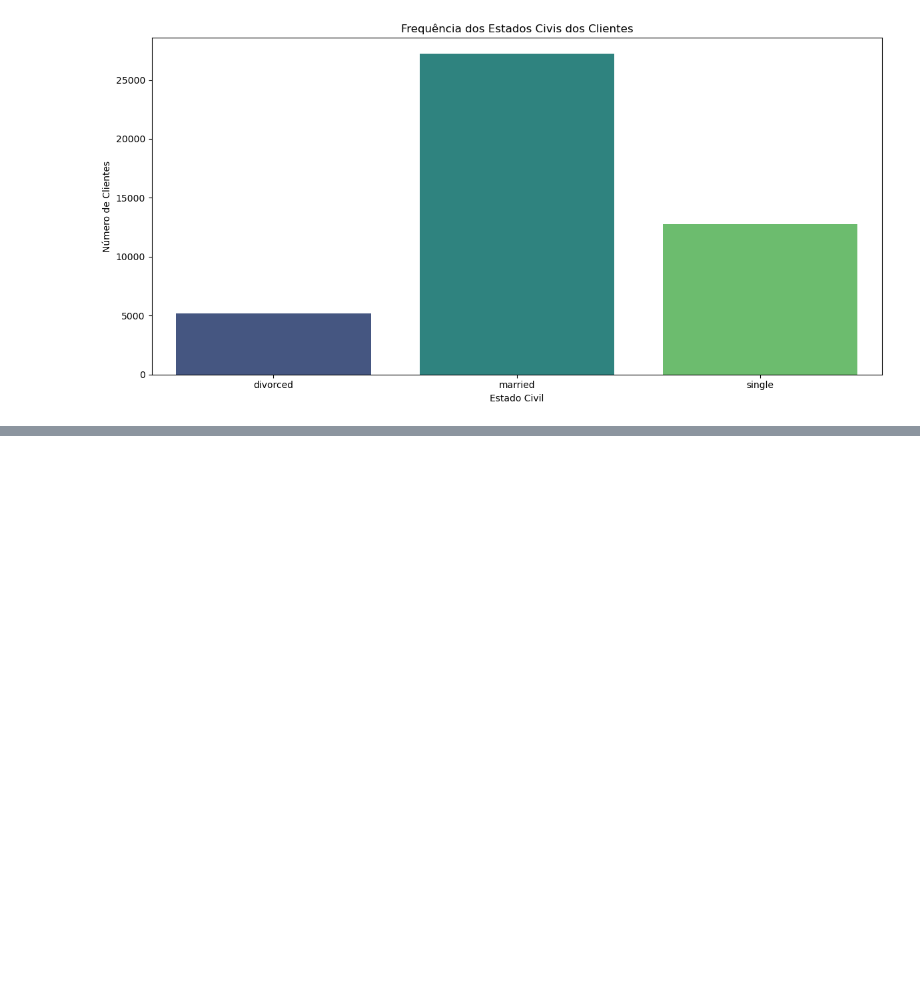
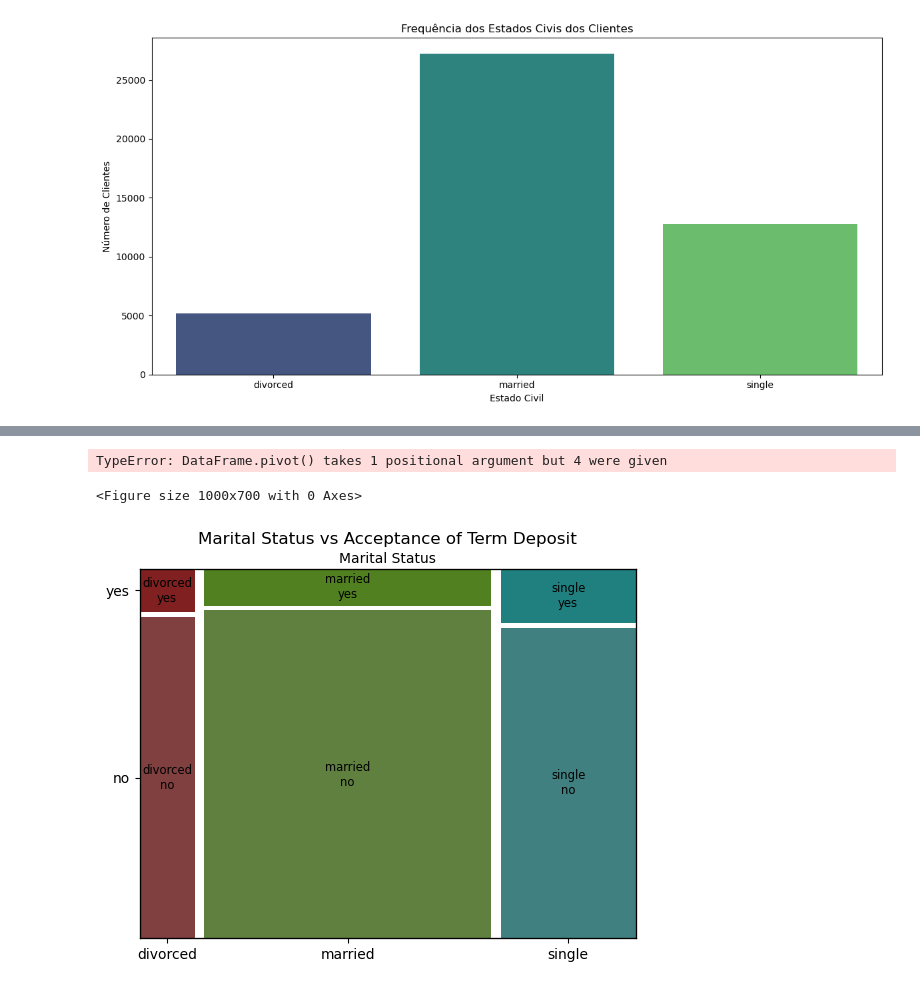
Before and after one commit to gabrieldadcarvalho/machine_learning, a Jupyter notebook: pjt_final/data_understanding.ipynb, the cells around one changed output, grey strips where cells are left out. Saved outputs shown, nothing was run; the diff lists cells and outputs as text; code cells hidden in the pictures; blank space fills up the shorter version.

```diff
--- a/pjt_final/data_understanding.ipynb
+++ b/pjt_final/data_understanding.ipynb
@@ -321,0 +372,49 @@ plt.tight_layout()
+# %%
+# Exemplo de dados
+data = {
+    'Região': ['Norte', 'Norte', 'Norte', 'Sul', 'Sul', 'Sul', 'Leste', 'Leste', 'Leste', 'Oeste', 'Oeste', 'Oeste'],
+    'Produto': ['A', 'B', 'C', 'A', 'B', 'C', 'A', 'B', 'C', 'A', 'B', 'C'],
+    'Vendas': [10, 15, 20, 5, 10, 15, 10, 5, 10, 15, 20, 5]
+}
+
+df = pd.DataFrame(data)
+
+# Configurando o gráfico
+sns.set_theme(style="whitegrid")
+
+# Pivotando o DataFrame para formato apropriado
+df_pivot = df.pivot("Região", "Produto", "Vendas")
+
+# Criando o gráfico de barras empilhado
+df_pivot.plot(kind='bar', stacked=True, figsize=(10, 7))
+
+# Adicionando título e rótulos
+plt.title('Vendas por Região e Produto')
+plt.xlabel('Região')
+plt.ylabel('Vendas')
+
+plt.show()
+# %% [output]
+TypeError: DataFrame.pivot() takes 1 positional argument but 4 were given
+# %%
+import pandas as pd
+import matplotlib.pyplot as plt
+from statsmodels.graphics.mosaicplot import mosaic
+
+# Supondo que X e y sejam DataFrames ou Series
+# Cria um DataFrame combinando X e y
+df = X.copy()
+df['y'] = y
+
+# Cria a tabela de contingência
+contingency_table = pd.crosstab(df['marital'], df['y'])
+
+# Plot do gráfico de mosaico
+plt.figure(figsize=(10, 7))
+mosaic(contingency_table.stack(), gap=0.02, title='Marital Status vs Acceptance of Term Deposit')
+plt.xlabel('Marital Status')
+plt.ylabel('Acceptance')
+plt.show()
+# %% [output]
+<Figure size 1000x700 with 0 Axes>
+[figure, added]
```
Also changed, not shown: parts of 10 cells of this notebook.
